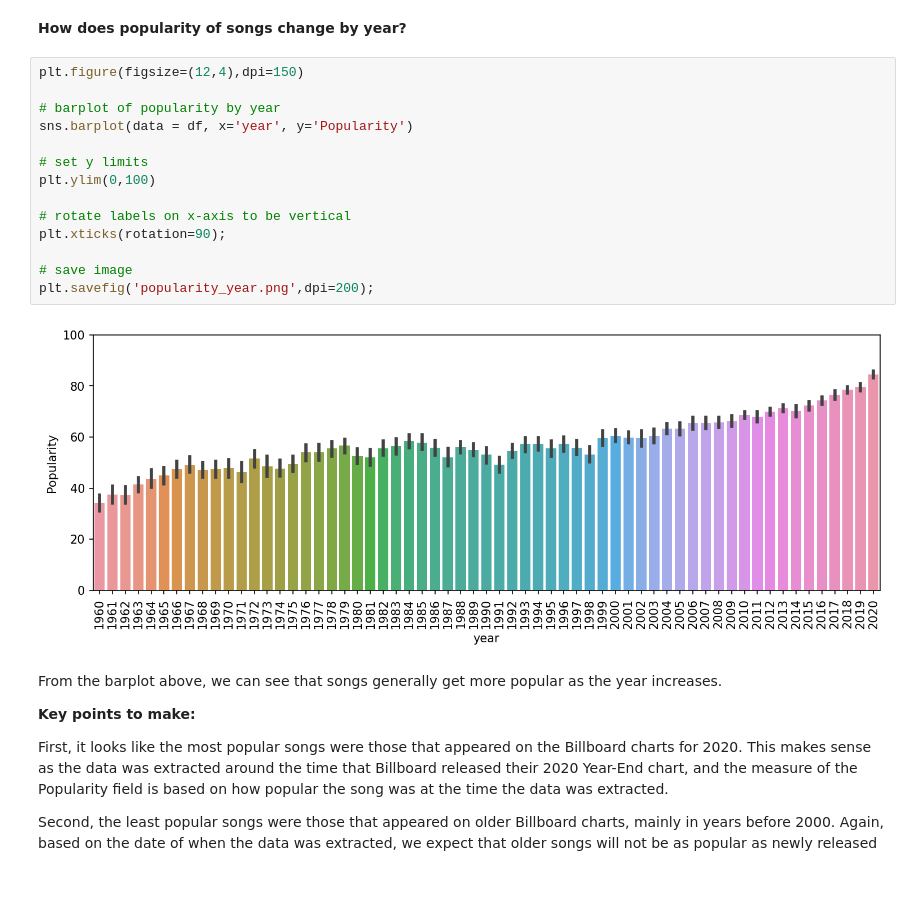
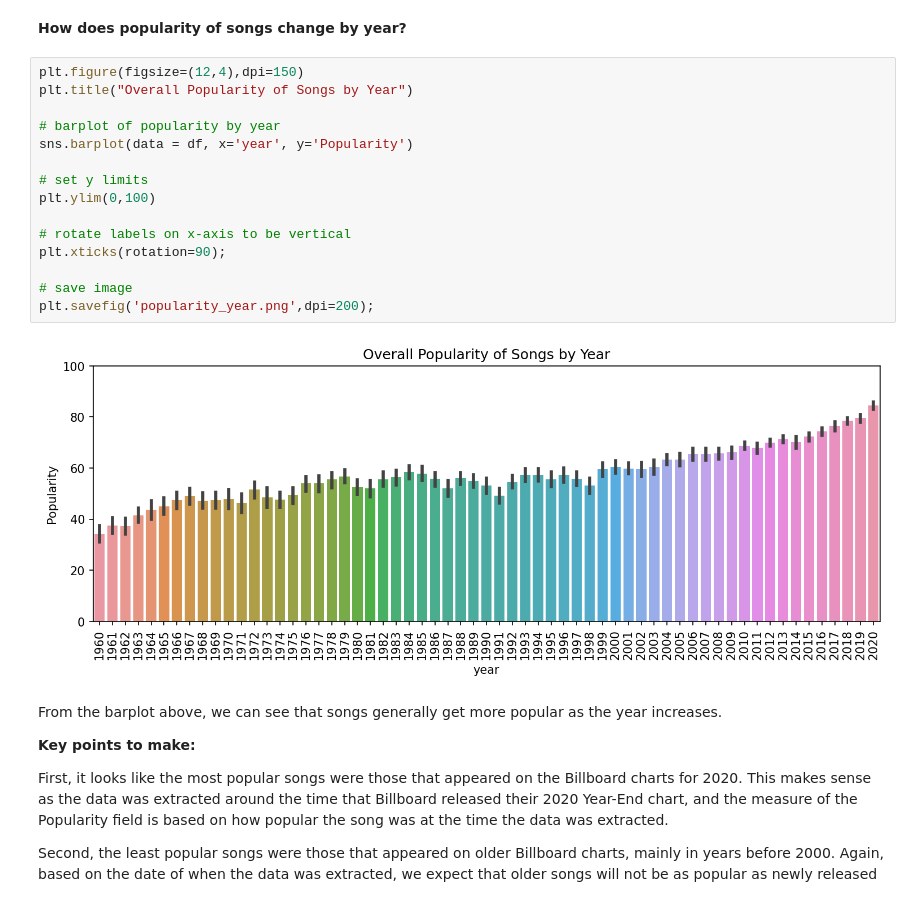
Before and after one commit to Patrick5225/Billboard-Year-End-Top-Songs, a Jupyter notebook: Billboard Year-End Analysis.ipynb, the cells around one changed output. Cells and saved outputs as stored; diff of their text form.

```diff
--- a/Billboard Year-End Analysis.ipynb
+++ b/Billboard Year-End Analysis.ipynb
@@ -241,20 +241,21 @@ df[['title','artist','other artists','year','Popularity']].sort_values(by='Popul
 **How does popularity of songs change by year?**
 # %%
 plt.figure(figsize=(12,4),dpi=150)
+plt.title("Overall Popularity of Songs by Year")
 
 # barplot of popularity by year
 sns.barplot(data = df, x='year', y='Popularity')
 
 # set y limits
 plt.ylim(0,100)
 
 # rotate labels on x-axis to be vertical
 plt.xticks(rotation=90);
 
 # save image
 plt.savefig('popularity_year.png',dpi=200);
 # %% [output]
-[figure, old version]
+[figure, new version]
 # %% [markdown]
 From the barplot above, we can see that songs generally get more popular as the year increases.
 
```
Also changed, not shown: parts of 11 cells of this notebook, 3 other files.
